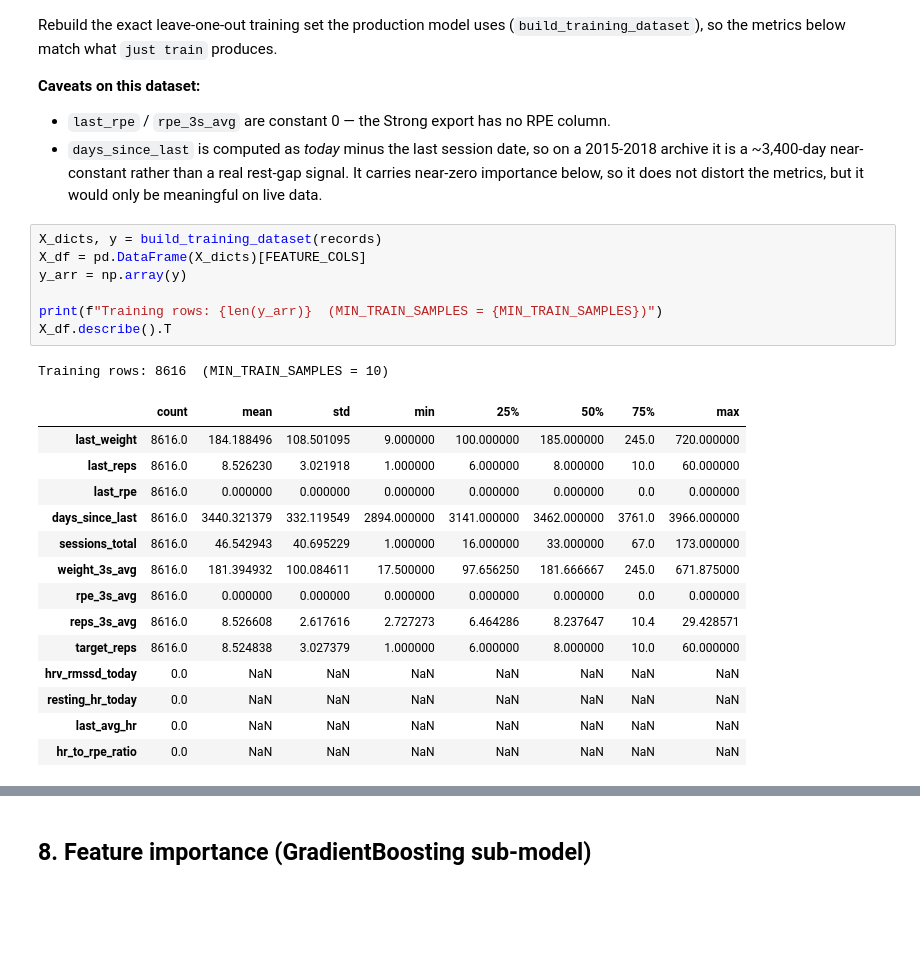
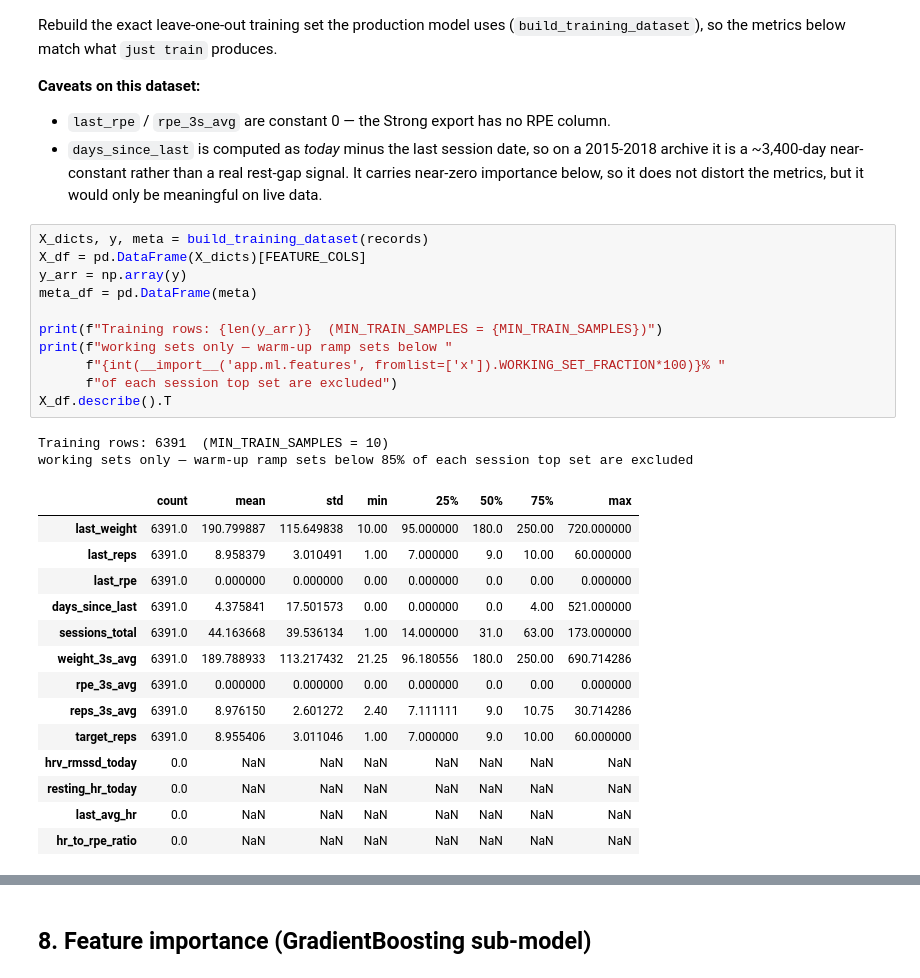
Before and after one commit to Agrovate/workout-ai, a Jupyter notebook: model_metrics.ipynb, the cells around one changed output, grey strips where cells are left out. Drawn from its saved outputs; the diff is of its cells as text; blank space fills up the shorter version.

```diff
--- a/model_metrics.ipynb
+++ b/model_metrics.ipynb
@@ -216,24 +216,29 @@ Rebuild the exact leave-one-out training set the production model uses
   signal. It carries near-zero importance below, so it does not distort the
   metrics, but it would only be meaningful on live data.
 # %%
-X_dicts, y = build_training_dataset(records)
+X_dicts, y, meta = build_training_dataset(records)
 X_df = pd.DataFrame(X_dicts)[FEATURE_COLS]
 y_arr = np.array(y)
+meta_df = pd.DataFrame(meta)
 
 print(f"Training rows: {len(y_arr)}  (MIN_TRAIN_SAMPLES = {MIN_TRAIN_SAMPLES})")
+print(f"working sets only — warm-up ramp sets below "
+      f"{int(__import__('app.ml.features', fromlist=['x']).WORKING_SET_FRACTION*100)}% "
+      f"of each session top set are excluded")
 X_df.describe().T
 # %% [output]
-Training rows: 8616  (MIN_TRAIN_SAMPLES = 10)
+Training rows: 6391  (MIN_TRAIN_SAMPLES = 10)
+working sets only — warm-up ramp sets below 85% of each session top set are excluded
 |  | count | mean | std | min | 25% | 50% | 75% | max |
-| last_weight | 8616.0 | 184.188496 | 108.501095 | 9.000000 | 100.000000 | 185.000000 | 245.0 | 720.000000 |
-| last_reps | 8616.0 | 8.526230 | 3.021918 | 1.000000 | 6.000000 | 8.000000 | 10.0 | 60.000000 |
-| last_rpe | 8616.0 | 0.000000 | 0.000000 | 0.000000 | 0.000000 | 0.000000 | 0.0 | 0.000000 |
-| days_since_last | 8616.0 | 3440.321379 | 332.119549 | 2894.000000 | 3141.000000 | 3462.000000 | 3761.0 | 3966.000000 |
-| sessions_total | 8616.0 | 46.542943 | 40.695229 | 1.000000 | 16.000000 | 33.000000 | 67.0 | 173.000000 |
-| weight_3s_avg | 8616.0 | 181.394932 | 100.084611 | 17.500000 | 97.656250 | 181.666667 | 245.0 | 671.875000 |
-| rpe_3s_avg | 8616.0 | 0.000000 | 0.000000 | 0.000000 | 0.000000 | 0.000000 | 0.0 | 0.000000 |
-| reps_3s_avg | 8616.0 | 8.526608 | 2.617616 | 2.727273 | 6.464286 | 8.237647 | 10.4 | 29.428571 |
-| target_reps | 8616.0 | 8.524838 | 3.027379 | 1.000000 | 6.000000 | 8.000000 | 10.0 | 60.000000 |
+| last_weight | 6391.0 | 190.799887 | 115.649838 | 10.00 | 95.000000 | 180.0 | 250.00 | 720.000000 |
+| last_reps | 6391.0 | 8.958379 | 3.010491 | 1.00 | 7.000000 | 9.0 | 10.00 | 60.000000 |
+| last_rpe | 6391.0 | 0.000000 | 0.000000 | 0.00 | 0.000000 | 0.0 | 0.00 | 0.000000 |
+| days_since_last | 6391.0 | 4.375841 | 17.501573 | 0.00 | 0.000000 | 0.0 | 4.00 | 521.000000 |
+| sessions_total | 6391.0 | 44.163668 | 39.536134 | 1.00 | 14.000000 | 31.0 | 63.00 | 173.000000 |
+| weight_3s_avg | 6391.0 | 189.788933 | 113.217432 | 21.25 | 96.180556 | 180.0 | 250.00 | 690.714286 |
+| rpe_3s_avg | 6391.0 | 0.000000 | 0.000000 | 0.00 | 0.000000 | 0.0 | 0.00 | 0.000000 |
+| reps_3s_avg | 6391.0 | 8.976150 | 2.601272 | 2.40 | 7.111111 | 9.0 | 10.75 | 30.714286 |
+| target_reps | 6391.0 | 8.955406 | 3.011046 | 1.00 | 7.000000 | 9.0 | 10.00 | 60.000000 |
 | hrv_rmssd_today | 0.0 | NaN | NaN | NaN | NaN | NaN | NaN | NaN |
 | resting_hr_today | 0.0 | NaN | NaN | NaN | NaN | NaN | NaN | NaN |
 | last_avg_hr | 0.0 | NaN | NaN | NaN | NaN | NaN | NaN | NaN |
```
Also changed, not shown: parts of 9 cells of this notebook, 20 other files.
